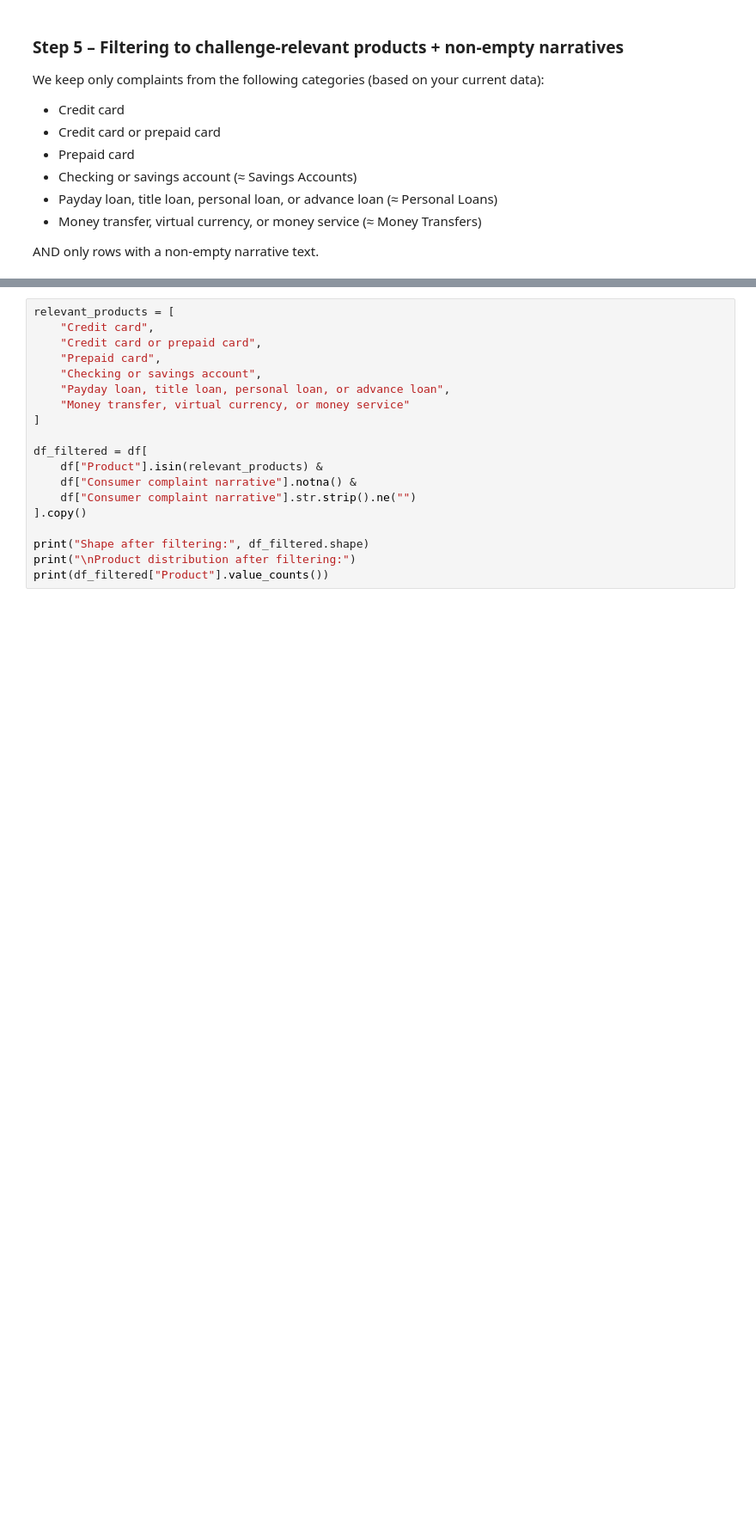
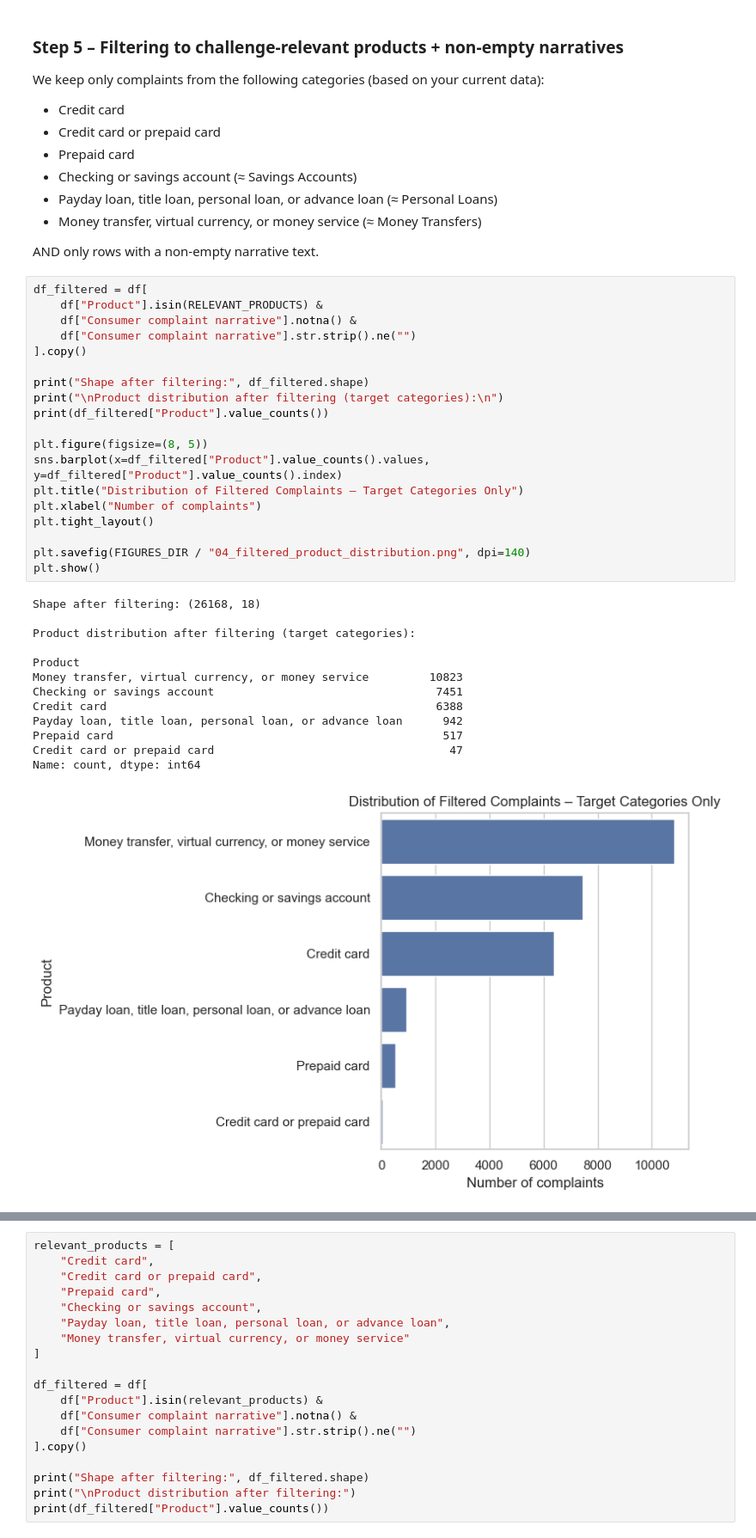
Before and after one commit to bekonad/complaint-chatbot-wk7, a Jupyter notebook: notebooks/01_task1_eda_preprocessing.ipynb, the cells around one changed output, grey strips where cells are left out. Shown at 86% size. Cells and saved outputs as stored; diff of their text form; blank space fills up the shorter version.

Commit message:
Task 1: Full rubric compliance – larger sample, filtered product plot, explanations & interpretations

```diff
--- a/notebooks/01_task1_eda_preprocessing.ipynb
+++ b/notebooks/01_task1_eda_preprocessing.ipynb
@@ -194,3 +212,36 @@ We keep only complaints from the following categories (based on your current dat
 - Money transfer, virtual currency, or money service (≈ Money Transfers)
 
 AND only rows with a non-empty narrative text.
+# %%
+df_filtered = df[
+    df["Product"].isin(RELEVANT_PRODUCTS) &
+    df["Consumer complaint narrative"].notna() &
+    df["Consumer complaint narrative"].str.strip().ne("")
+].copy()
+
+print("Shape after filtering:", df_filtered.shape)
+print("\nProduct distribution after filtering (target categories):\n")
+print(df_filtered["Product"].value_counts())
+
+plt.figure(figsize=(8, 5))
+sns.barplot(x=df_filtered["Product"].value_counts().values, y=df_filtered["Product"].value_counts().index)
+plt.title("Distribution of Filtered Complaints – Target Categories Only")
+plt.xlabel("Number of complaints")
+plt.tight_layout()
+
+plt.savefig(FIGURES_DIR / "04_filtered_product_distribution.png", dpi=140)
+plt.show()
+# %% [output]
+Shape after filtering: (26168, 18)
+
+Product distribution after filtering (target categories):
+
+Product
+Money transfer, virtual currency, or money service         10823
+Checking or savings account                                 7451
+Credit card                                                 6388
+Payday loan, title loan, personal loan, or advance loan      942
+Prepaid card                                                 517
+Credit card or prepaid card                                   47
+Name: count, dtype: int64
+[figure, added]
```
Also changed, not shown: parts of 13 cells of this notebook.
